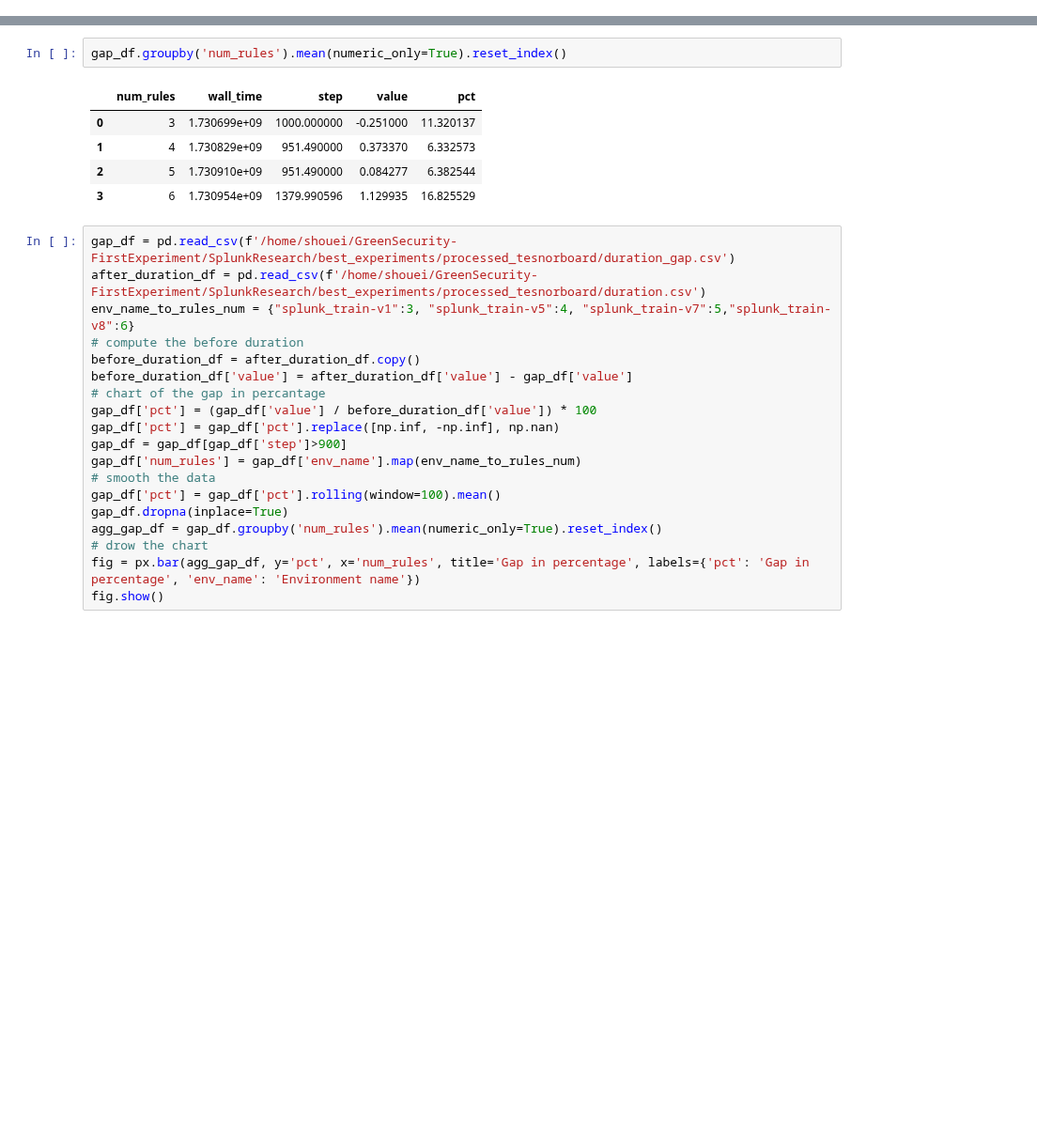
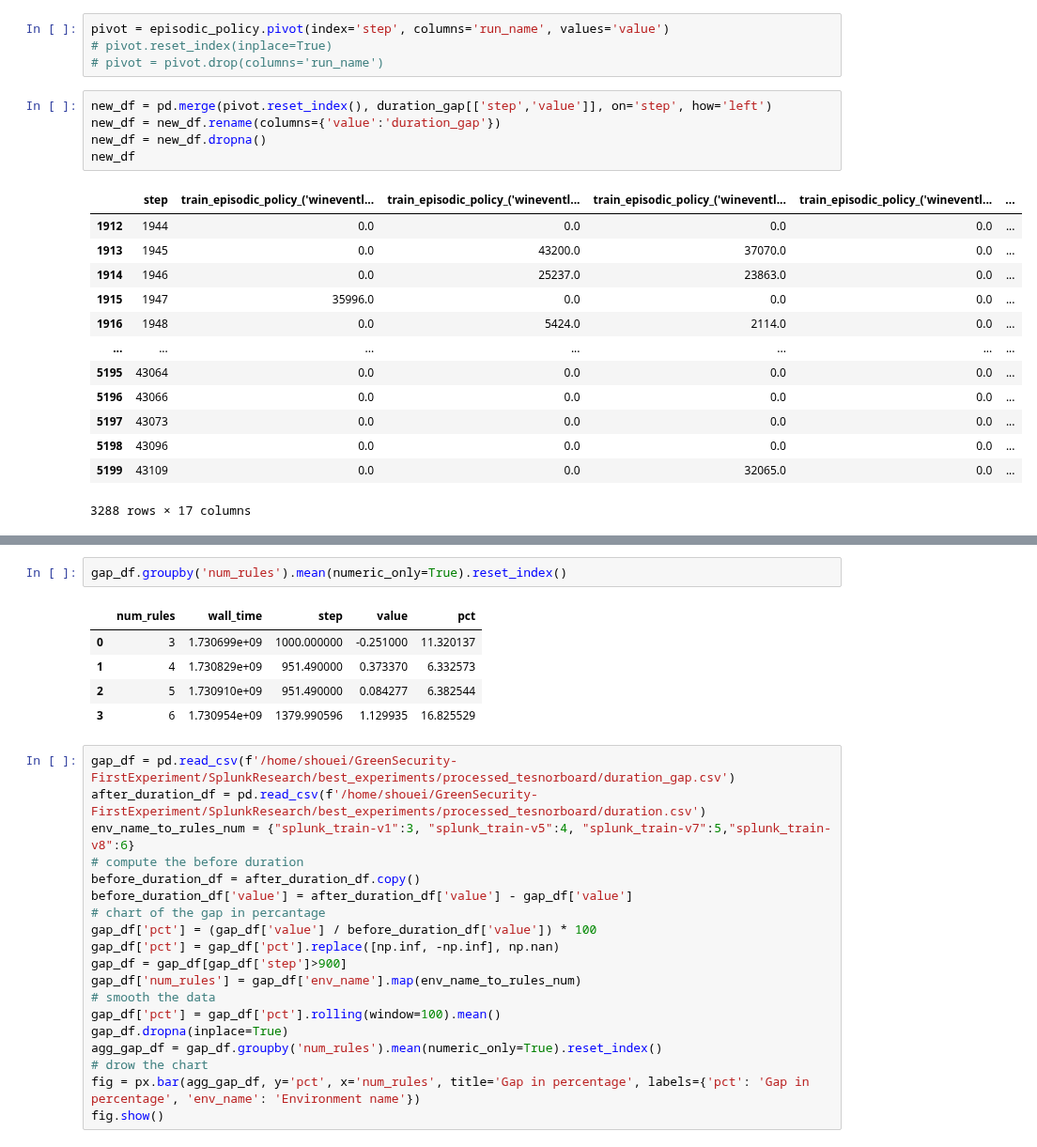
Before and after one commit to sapirani/GreenSecurityMeasurementAndOptimizationFramework, a Jupyter notebook: SplunkResearch/src/result_analysis.ipynb, the cells around one changed output, grey strips where cells are left out. Shown at 94% size. Cells and saved outputs as stored; diff of their text form; blank space fills up the shorter version.

```diff
--- a/SplunkResearch/src/result_analysis.ipynb
+++ b/SplunkResearch/src/result_analysis.ipynb
@@ -37,0 +238,23 @@ after_duration_df
+# %%
+pivot = episodic_policy.pivot(index='step', columns='run_name', values='value')
+# pivot.reset_index(inplace=True)
+# pivot = pivot.drop(columns='run_name')
+# %%
+new_df = pd.merge(pivot.reset_index(), duration_gap[['step','value']], on='step', how='left')
+new_df = new_df.rename(columns={'value':'duration_gap'})
+new_df = new_df.dropna()
+new_df
+# %% [output]
+|  | step | train_episodic_policy_('wineventl... | train_episodic_policy_('wineventl... | train_episodic_policy_('wineventl... | train_episodic_policy_('wineventl... | ... |
+| 1912 | 1944 | 0.0 | 0.0 | 0.0 | 0.0 | ... |
+| 1913 | 1945 | 0.0 | 43200.0 | 37070.0 | 0.0 | ... |
+| 1914 | 1946 | 0.0 | 25237.0 | 23863.0 | 0.0 | ... |
+| 1915 | 1947 | 35996.0 | 0.0 | 0.0 | 0.0 | ... |
+| 1916 | 1948 | 0.0 | 5424.0 | 2114.0 | 0.0 | ... |
+| ... | ... | ... | ... | ... | ... | ... |
+| 5195 | 43064 | 0.0 | 0.0 | 0.0 | 0.0 | ... |
+| 5196 | 43066 | 0.0 | 0.0 | 0.0 | 0.0 | ... |
+| 5197 | 43073 | 0.0 | 0.0 | 0.0 | 0.0 | ... |
+| 5198 | 43096 | 0.0 | 0.0 | 0.0 | 0.0 | ... |
+| 5199 | 43109 | 0.0 | 0.0 | 32065.0 | 0.0 | ... |
+3288 rows × 17 columns
```
Also changed, not shown: parts of 14 cells of this notebook, 14 other files.
